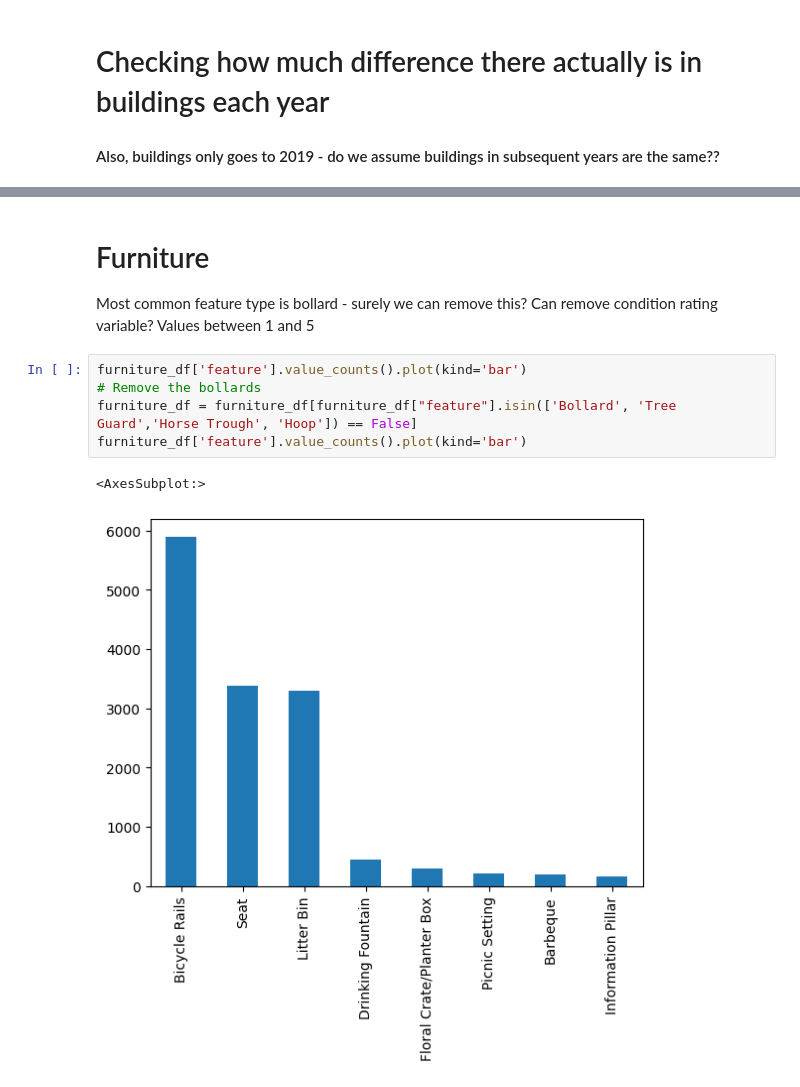
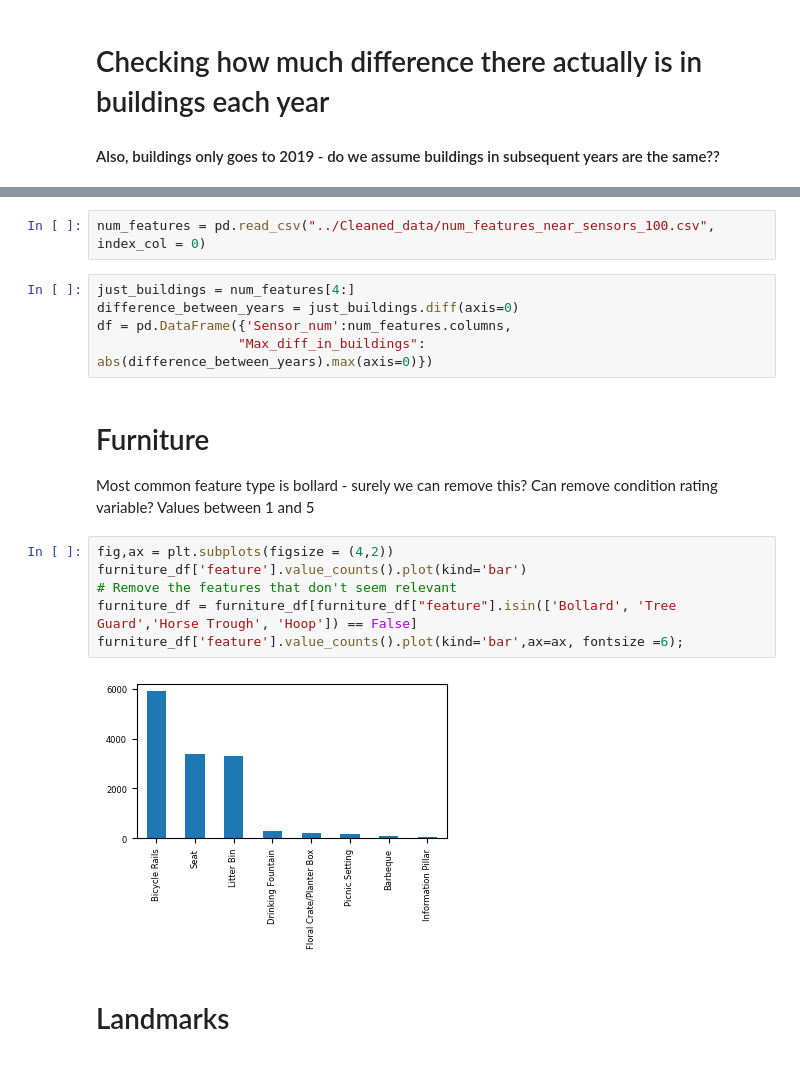
Before and after one commit to masher92/footfall, a Jupyter notebook: MelbourneAnalysis/AnalysingData/ExploringFeaturesDistribution.ipynb, the cells around one changed output, grey strips where cells are left out. Saved outputs shown, nothing was run; the diff lists cells and outputs as text.

```diff
--- a/MelbourneAnalysis/AnalysingData/ExploringFeaturesDistribution.ipynb
+++ b/MelbourneAnalysis/AnalysingData/ExploringFeaturesDistribution.ipynb
@@ -64,13 +65,22 @@ just_buildings.hist(column = 'MaxDiffInBuildings_asprop', bins=15)
+# %%
+num_features = pd.read_csv("../Cleaned_data/num_features_near_sensors_100.csv", index_col = 0)
+# %%
+just_buildings = num_features[4:]
+difference_between_years = just_buildings.diff(axis=0)
+df = pd.DataFrame({'Sensor_num':num_features.columns,
+                  "Max_diff_in_buildings":  abs(difference_between_years).max(axis=0)})
 # %% [markdown]
 # Furniture
 Most common feature type is bollard - surely we can remove this?
 Can remove condition rating variable? Values between 1 and 5
 # %%
+fig,ax = plt.subplots(figsize = (4,2))
 furniture_df['feature'].value_counts().plot(kind='bar')
-# Remove the bollards
+# Remove the features that don't seem relevant
 furniture_df = furniture_df[furniture_df["feature"].isin(['Bollard', 'Tree Guard','Horse Trough', 'Hoop']) == False]
-furniture_df['feature'].value_counts().plot(kind='bar')
+furniture_df['feature'].value_counts().plot(kind='bar',ax=ax, fontsize =6);
 # %% [output]
-<AxesSubplot:>
-[figure, old version]
+[figure, new version]
+# %% [markdown]
+# Landmarks
 # %%
```
Also changed, not shown: parts of 13 cells of this notebook, 3 other files.
